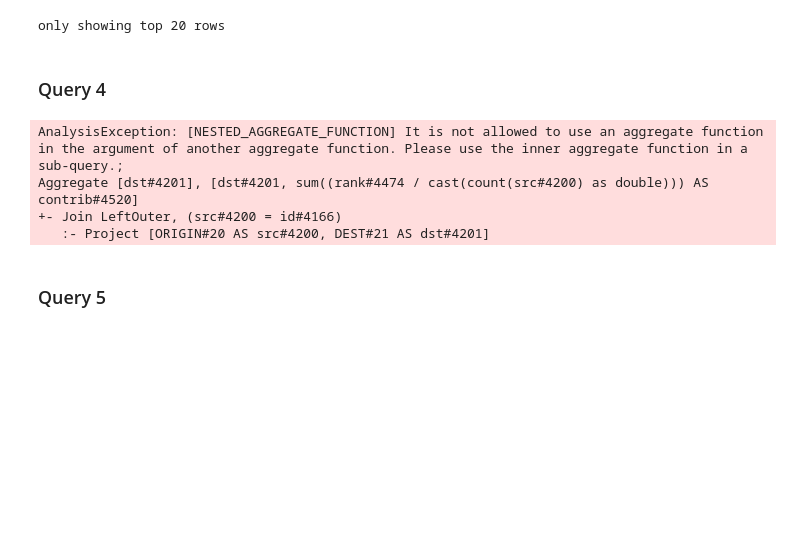
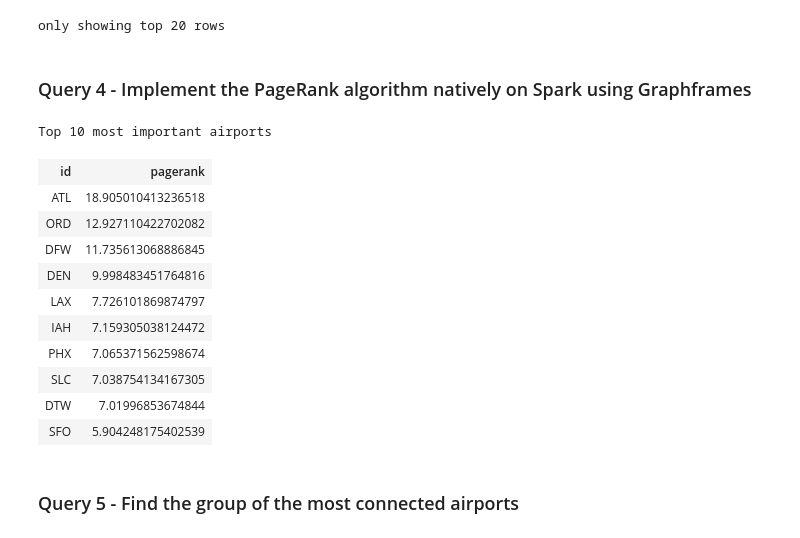
Before and after one commit to pirjo2/bdm-projects, a Jupyter notebook: Project_3/P3.ipynb, the cells around one changed output. Cells and saved outputs as stored; diff of their text form; code cells hidden in the pictures; blank space fills up the shorter version.

```diff
--- a/Project_3/P3.ipynb
+++ b/Project_3/P3.ipynb
@@ -302,35 +257,26 @@ display(degree_centrality.orderBy("degreeCentrality", ascending=False))
 | BWI | 100928 | 100923 | 201851 | 681.9290540540541 |
 | LGA | 100323 | 100334 | 200657 | 677.8952702702703 |
 only showing top 20 rows
-# %% [markdown]
-### Query 4
-# %%
-#PageRank (custom)
-# Custom iterative PageRank implementation (simplified version)
-# This is a simplified version and assumes uniform weights and damping
-
-N = airports_df.count()
-damping = 0.85
-iterations = 10
-
-ranks = airports_df.withColumn("rank", F.lit(1.0 / N))
-
-for i in range(iterations):
-    contribs = edges_df.join(ranks, edges_df.src == ranks.id, "left") \
-        .groupBy("dst") \
-        .agg(F.sum(F.col("rank") / F.count("src")).alias("contrib"))
-
-    ranks = contribs.withColumn("rank", (1 - damping) / N + damping * F.col("contrib")) \
-        .select(F.col("dst").alias("id"), "rank") \
-        .union(airports_df.join(contribs, airports_df.id == contribs.dst, "left_anti")
-               .select("id").withColumn("rank", F.lit((1 - damping) / N)))
-
-display(ranks.orderBy("rank", ascending=False))
-# %% [output]
-AnalysisException: [NESTED_AGGREGATE_FUNCTION] It is not allowed to use an aggregate function in the argument of another aggregate function. Please use the inner aggregate function in a sub-query.;
-Aggregate [dst#4201], [dst#4201, sum((rank#4474 / cast(count(src#4200) as double))) AS contrib#4520]
-+- Join LeftOuter, (src#4200 = id#4166)
-   :- Project [ORIGIN#20 AS src#4200, DEST#21 AS dst#4201]
-# %% [markdown]
-### Query 5
+# %% [markdown]
+### Query 4 - Implement the PageRank algorithm natively on Spark using Graphframes
+# %%
+g_pagerank = flights_graph.pageRank(resetProbability=0.15, maxIter=10)
+
+print("Top 10 most important airports")
+display(g_pagerank.vertices.orderBy(F.desc("pagerank")).limit(10))
+# %% [output]
+Top 10 most important airports
+| id | pagerank |
+| ATL | 18.905010413236518 |
+| ORD | 12.927110422702082 |
+| DFW | 11.735613068886845 |
+| DEN | 9.998483451764816 |
+| LAX | 7.726101869874797 |
+| IAH | 7.159305038124472 |
+| PHX | 7.065371562598674 |
+| SLC | 7.038754134167305 |
+| DTW | 7.01996853674844 |
+| SFO | 5.904248175402539 |
+# %% [markdown]
+### Query 5 - Find the group of the most connected airports
 # %%
```
Also changed, not shown: parts of 21 cells of this notebook.
